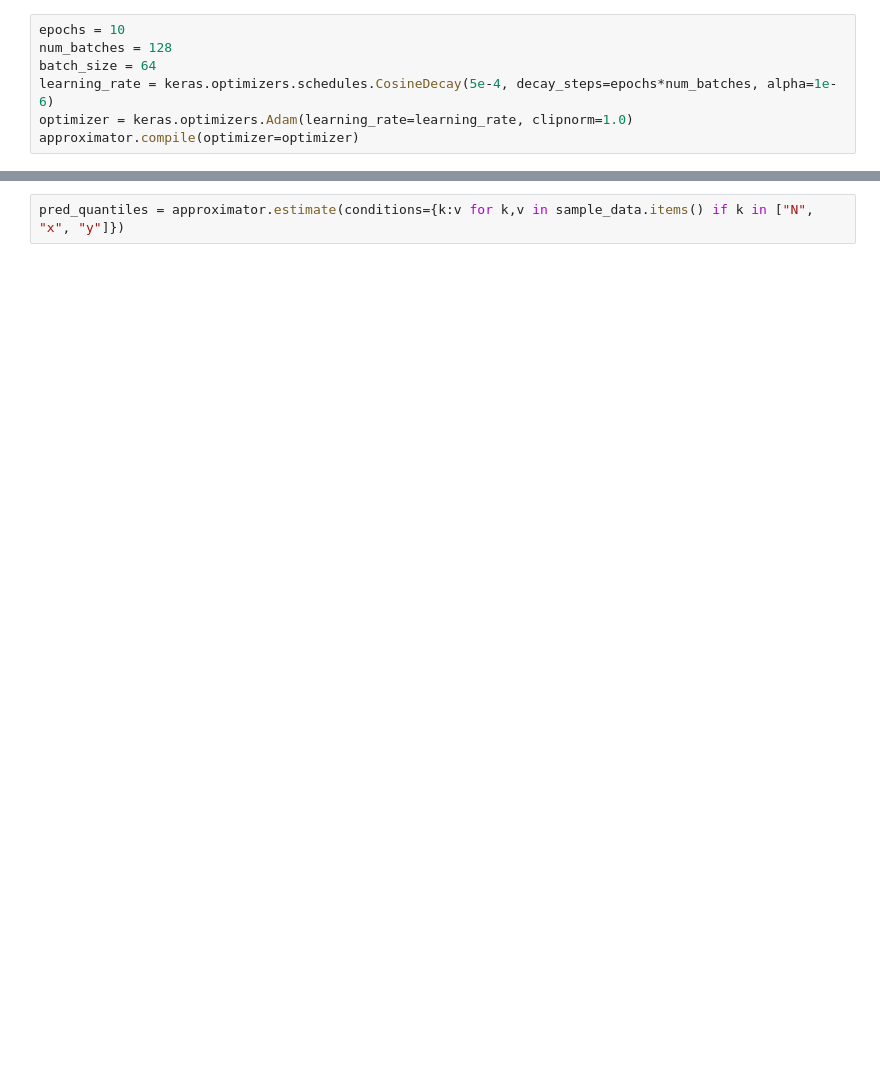
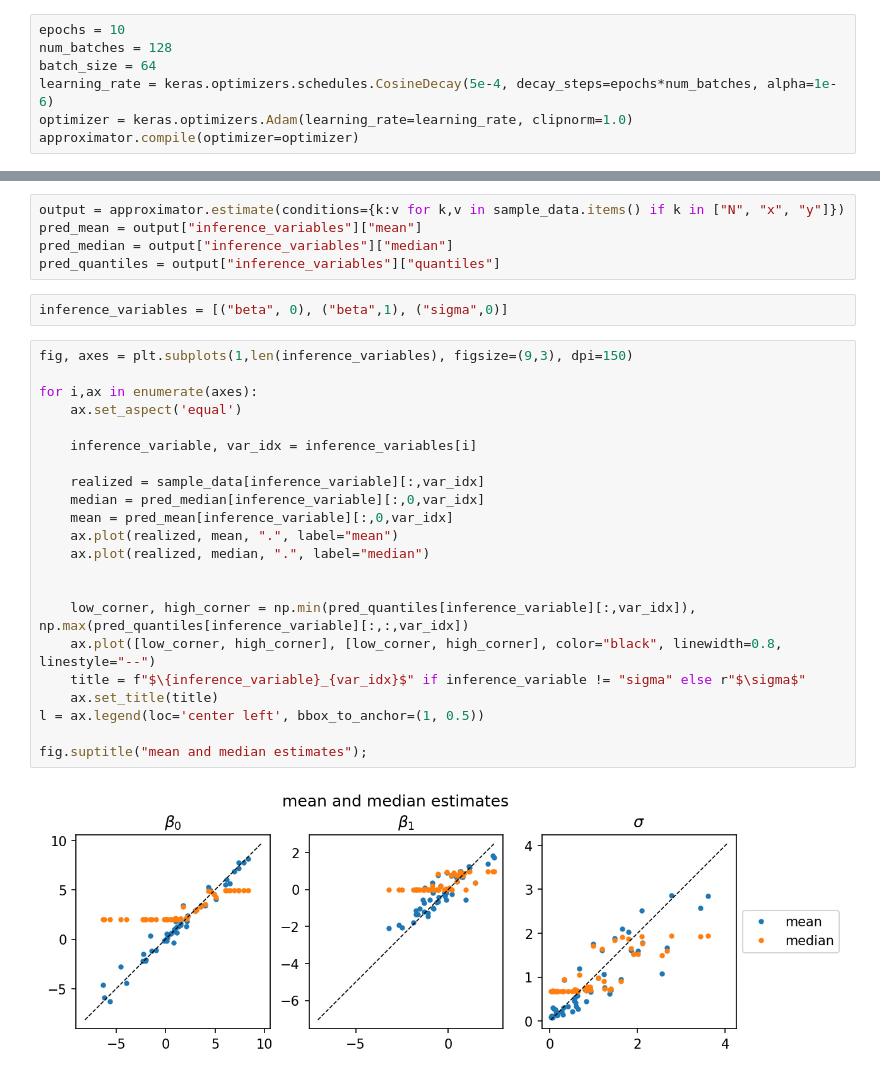
Before and after one commit to thegialeo/bayesflow, a Jupyter notebook: examples/draft-point-est.ipynb, the cells around one changed output, grey strips where cells are left out. Drawn from its saved outputs; the diff is of its cells as text; blank space fills up the shorter version.

```diff
--- a/examples/draft-point-est.ipynb
+++ b/examples/draft-point-est.ipynb
@@ -140,2 +186,31 @@ f = bf.diagnostics.plots.loss(
 # %%
-pred_quantiles = approximator.estimate(conditions={k:v for k,v in sample_data.items() if k in ["N", "x", "y"]})
+output = approximator.estimate(conditions={k:v for k,v in sample_data.items() if k in ["N", "x", "y"]})
+pred_mean = output["inference_variables"]["mean"]
+pred_median = output["inference_variables"]["median"]
+pred_quantiles = output["inference_variables"]["quantiles"]
+# %%
+inference_variables = [("beta", 0), ("beta",1), ("sigma",0)]
+# %%
+fig, axes = plt.subplots(1,len(inference_variables), figsize=(9,3), dpi=150)
+
+for i,ax in enumerate(axes):
+    ax.set_aspect('equal')
+
+    inference_variable, var_idx = inference_variables[i]
+
+    realized = sample_data[inference_variable][:,var_idx]
+    median = pred_median[inference_variable][:,0,var_idx]
+    mean = pred_mean[inference_variable][:,0,var_idx]
+    ax.plot(realized, mean, ".", label="mean")
+    ax.plot(realized, median, ".", label="median")
+
+
+    low_corner, high_corner = np.min(pred_quantiles[inference_variable][:,var_idx]), np.max(pred_quantiles[inference_variable][:,:,var_idx])
+    ax.plot([low_corner, high_corner], [low_corner, high_corner], color="black", linewidth=0.8, linestyle="--")
+    title = f"$\{inference_variable}_{var_idx}$" if inference_variable != "sigma" else r"$\sigma$"
+    ax.set_title(title)
+l = ax.legend(loc='center left', bbox_to_anchor=(1, 0.5))
+
+fig.suptitle("mean and median estimates");
+# %% [output]
+[figure, added]
```
Also changed, not shown: parts of 21 cells of this notebook.
